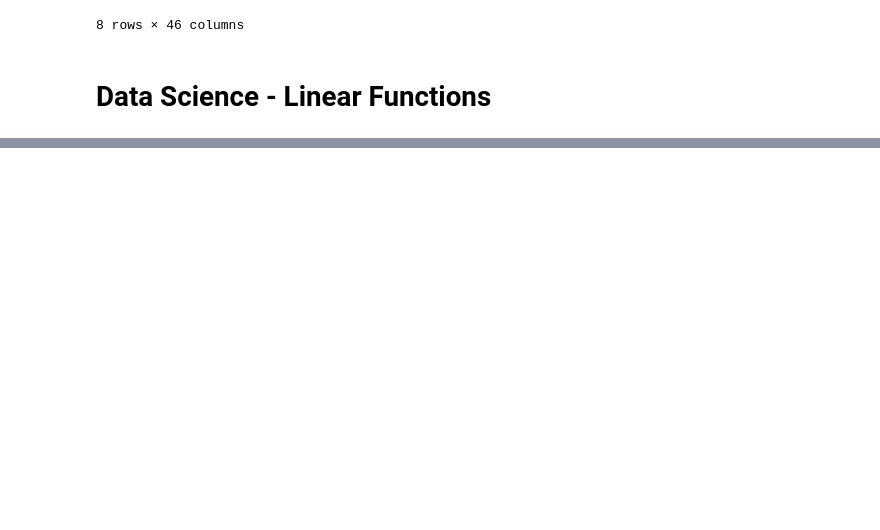
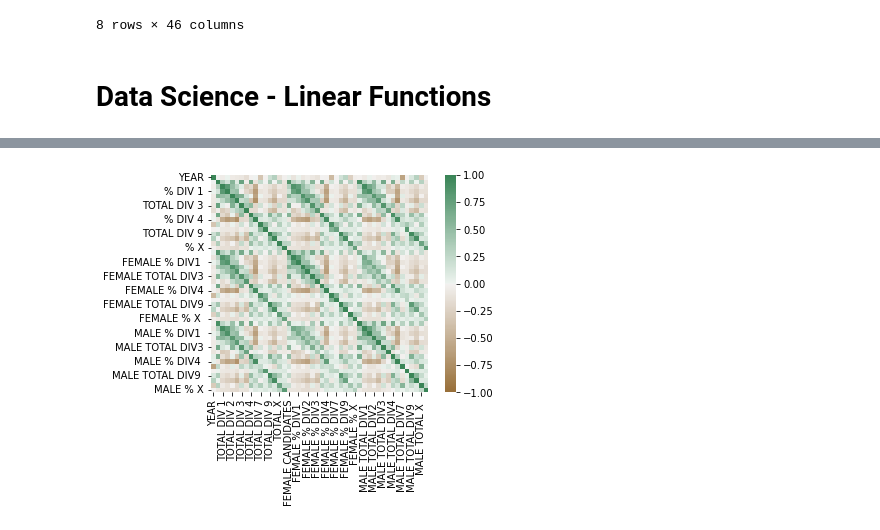
Before and after one commit to muwongelawrence-tech/demo_Analysis, a Jupyter notebook: demo notebook.ipynb, the cells around one changed output, grey strips where cells are left out. Drawn from its saved outputs; the diff is of its cells as text; code cells hidden in the pictures; blank space fills up the shorter version.

```diff
--- a/demo notebook.ipynb
+++ b/demo notebook.ipynb
@@ -195,0 +342,22 @@ plt.show()
+# %%
+# Use Seaborn to Create a Heatmap
+# We can use a Heatmap to Visualize the Correlation Between Variables:
+# Import the library seaborn as sns.
+# Use the health_data set.
+# Use sns.heatmap() to tell Python that we want a heatmap to visualize the correlation matrix.
+# Use the correlation matrix. Define the maximal and minimal values of the heatmap. Define that 0 is the center.
+# Define the colors with sns.diverging_palette. n=500 means that we want 500 types of color in the same color palette.
+# square = True means that we want to see squares.
+
+correlation_full_health = health_data.corr()
+
+axis_corr = sns.heatmap(
+correlation_full_health,
+vmin=-1, vmax=1, center=0,
+cmap=sns.diverging_palette(50, 500, n=500),
+square=True
+)
+
+plt.show()
+# %% [output]
+[figure, added]
```
Also changed, not shown: parts of 22 cells of this notebook.
